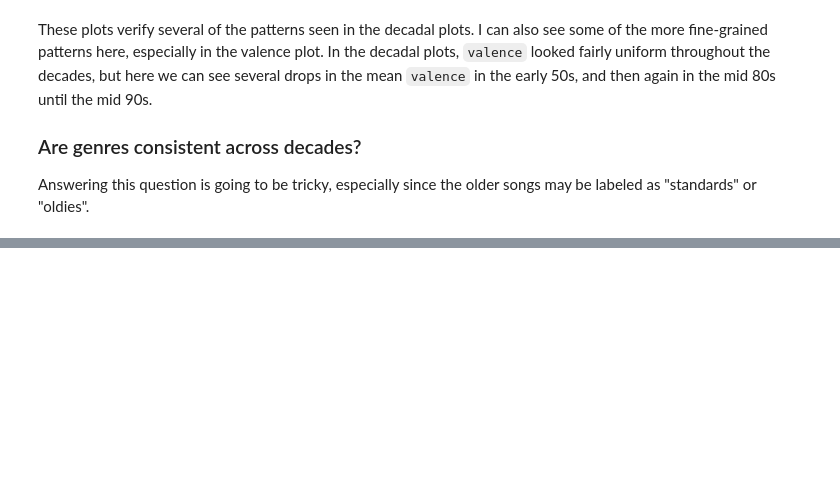
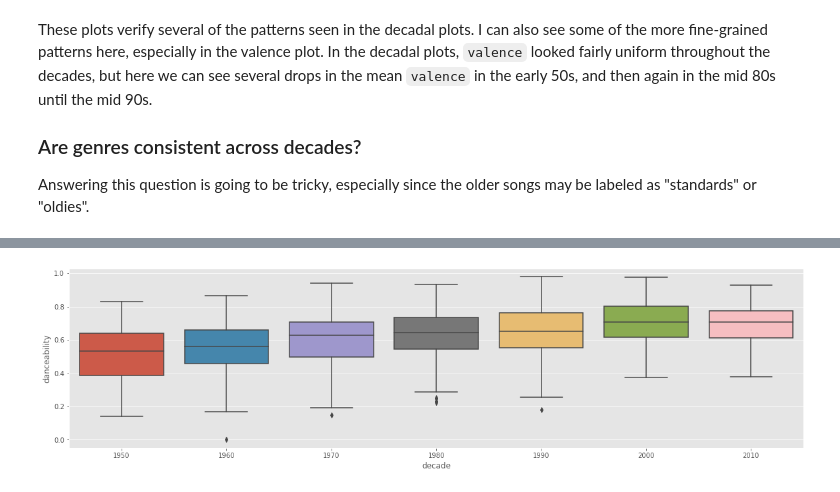
Before and after one commit to d-alvear/Analyzing-Music-by-Decade, a Jupyter notebook: notebooks/7-data-exploration.ipynb, the cells around one changed output, grey strips where cells are left out. Cells and saved outputs as stored; diff of their text form; code cells hidden in the pictures; blank space fills up the shorter version.

```diff
--- a/notebooks/7-data-exploration.ipynb
+++ b/notebooks/7-data-exploration.ipynb
@@ -406,0 +413,3 @@ songs[songs['genres'].isnull()==True]
+# %%
+data = songs[['danceability','decade']]
+data.head()
@@ -406,0 +423,6 @@ songs[songs['genres'].isnull()==True]
+# %%
+plt.figure(figsize=(20,5))
+sns.boxplot(x='decade', y='danceability', data=data)
+plt.show()
+# %% [output]
+[figure, added]
```
Also changed, not shown: parts of 16 cells of this notebook.
